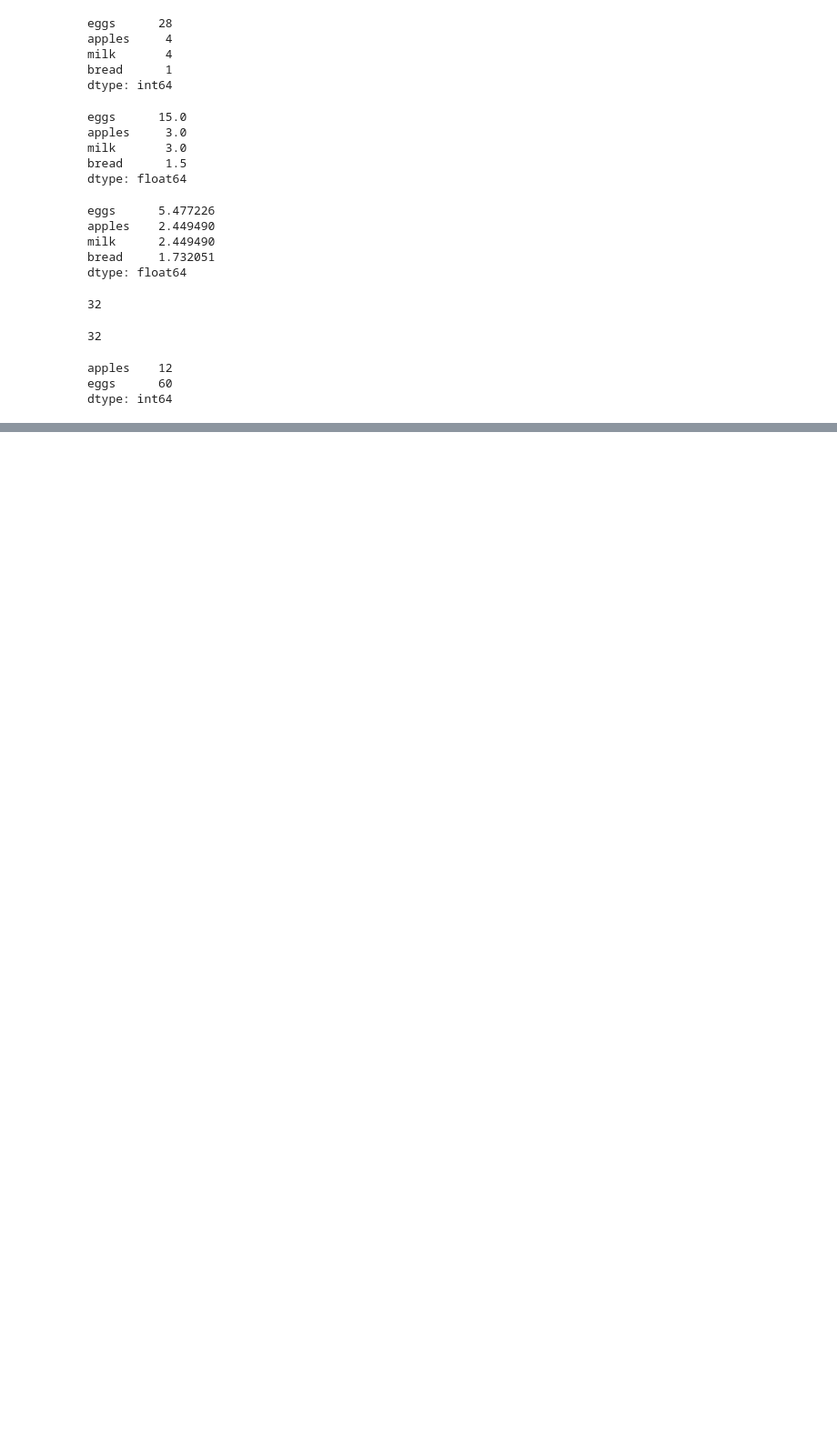
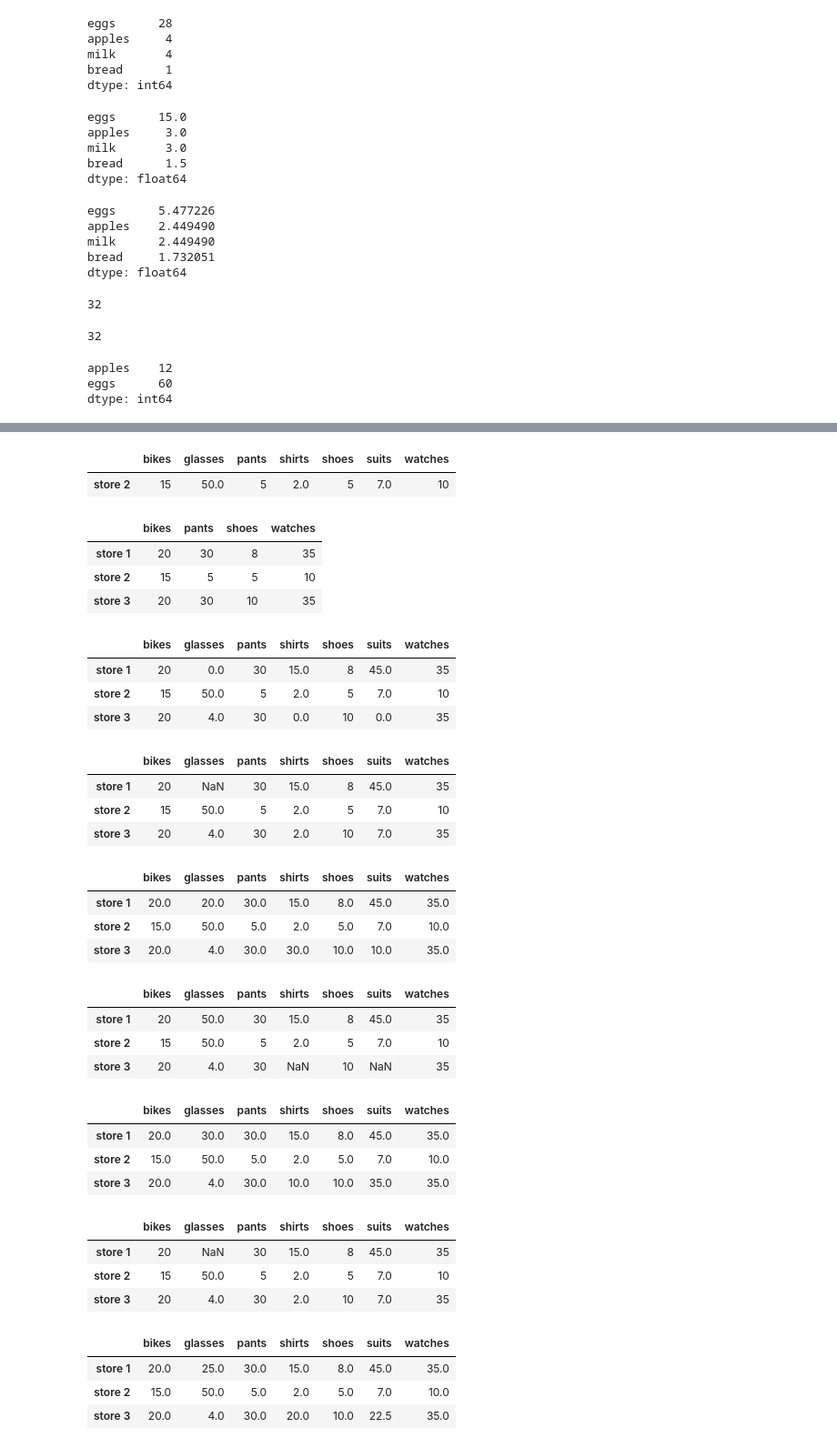
Before and after one commit to vkerrysingh/ProjectRoot, a Jupyter notebook: Udacity/AIPND/trunk/Pandas/Pandas Notebook.ipynb, the cells around one changed output, grey strips where cells are left out. Shown: that part at 91% size. Cells and saved outputs as stored; diff of their text form; code cells hidden in the pictures; blank space fills up the shorter version.

```diff
--- a/Udacity/AIPND/trunk/Pandas/Pandas Notebook.ipynb
+++ b/Udacity/AIPND/trunk/Pandas/Pandas Notebook.ipynb
@@ -103,0 +394,70 @@ dtype: int64
+# %%
+# We drop any rows with NaN values
+store_items.dropna(axis = 0)
+# %% [output]
+|  | bikes | glasses | pants | shirts | shoes | suits | watches |
+| store 2 | 15 | 50.0 | 5 | 2.0 | 5 | 7.0 | 10 |
+# %%
+ #We drop any columns with NaN values
+store_items.dropna(axis = 1)
+# %% [output]
+|  | bikes | pants | shoes | watches |
+| store 1 | 20 | 30 | 8 | 35 |
+| store 2 | 15 | 5 | 5 | 10 |
+| store 3 | 20 | 30 | 10 | 35 |
+# %%
+# We replace all NaN values with 0
+store_items.fillna(0)
+# %% [output]
+|  | bikes | glasses | pants | shirts | shoes | suits | watches |
+| store 1 | 20 | 0.0 | 30 | 15.0 | 8 | 45.0 | 35 |
+| store 2 | 15 | 50.0 | 5 | 2.0 | 5 | 7.0 | 10 |
+| store 3 | 20 | 4.0 | 30 | 0.0 | 10 | 0.0 | 35 |
+# %%
+# We replace NaN values with the previous value in the column
+store_items.fillna(method = 'ffill', axis = 0)
+# %% [output]
+|  | bikes | glasses | pants | shirts | shoes | suits | watches |
+| store 1 | 20 | NaN | 30 | 15.0 | 8 | 45.0 | 35 |
+| store 2 | 15 | 50.0 | 5 | 2.0 | 5 | 7.0 | 10 |
+| store 3 | 20 | 4.0 | 30 | 2.0 | 10 | 7.0 | 35 |
+# %%
+# We replace NaN values with the previous value in the row
+store_items.fillna(method = 'ffill', axis = 1)
+# %% [output]
+|  | bikes | glasses | pants | shirts | shoes | suits | watches |
+| store 1 | 20.0 | 20.0 | 30.0 | 15.0 | 8.0 | 45.0 | 35.0 |
+| store 2 | 15.0 | 50.0 | 5.0 | 2.0 | 5.0 | 7.0 | 10.0 |
+| store 3 | 20.0 | 4.0 | 30.0 | 30.0 | 10.0 | 10.0 | 35.0 |
+# %%
+# We replace NaN values with the next value in the column
+store_items.fillna(method = 'backfill', axis = 0)
+# %% [output]
+|  | bikes | glasses | pants | shirts | shoes | suits | watches |
+| store 1 | 20 | 50.0 | 30 | 15.0 | 8 | 45.0 | 35 |
+| store 2 | 15 | 50.0 | 5 | 2.0 | 5 | 7.0 | 10 |
+| store 3 | 20 | 4.0 | 30 | NaN | 10 | NaN | 35 |
+# %%
+# We replace NaN values with the next value in the row
+store_items.fillna(method = 'backfill', axis = 1)
+# %% [output]
+|  | bikes | glasses | pants | shirts | shoes | suits | watches |
+| store 1 | 20.0 | 30.0 | 30.0 | 15.0 | 8.0 | 45.0 | 35.0 |
+| store 2 | 15.0 | 50.0 | 5.0 | 2.0 | 5.0 | 7.0 | 10.0 |
+| store 3 | 20.0 | 4.0 | 30.0 | 10.0 | 10.0 | 35.0 | 35.0 |
+# %%
+# We replace NaN values by using linear interpolation using column values
+store_items.interpolate(method = 'linear', axis = 0)
+# %% [output]
+|  | bikes | glasses | pants | shirts | shoes | suits | watches |
+| store 1 | 20 | NaN | 30 | 15.0 | 8 | 45.0 | 35 |
+| store 2 | 15 | 50.0 | 5 | 2.0 | 5 | 7.0 | 10 |
+| store 3 | 20 | 4.0 | 30 | 2.0 | 10 | 7.0 | 35 |
+# %%
+# We replace NaN values by using linear interpolation using row values
+store_items.interpolate(method = 'linear', axis = 1)
+# %% [output]
+|  | bikes | glasses | pants | shirts | shoes | suits | watches |
+| store 1 | 20.0 | 25.0 | 30.0 | 15.0 | 8.0 | 45.0 | 35.0 |
+| store 2 | 15.0 | 50.0 | 5.0 | 2.0 | 5.0 | 7.0 | 10.0 |
+| store 3 | 20.0 | 4.0 | 30.0 | 20.0 | 10.0 | 22.5 | 35.0 |
```
Also changed, not shown: parts of 30 cells of this notebook.
